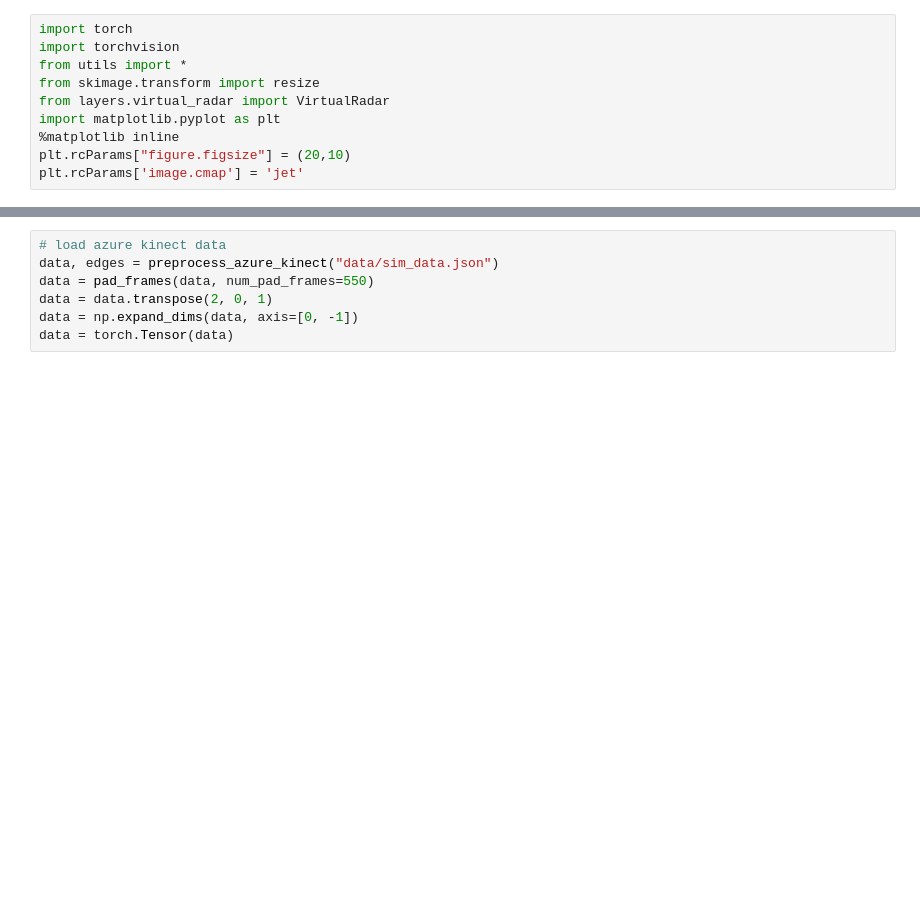
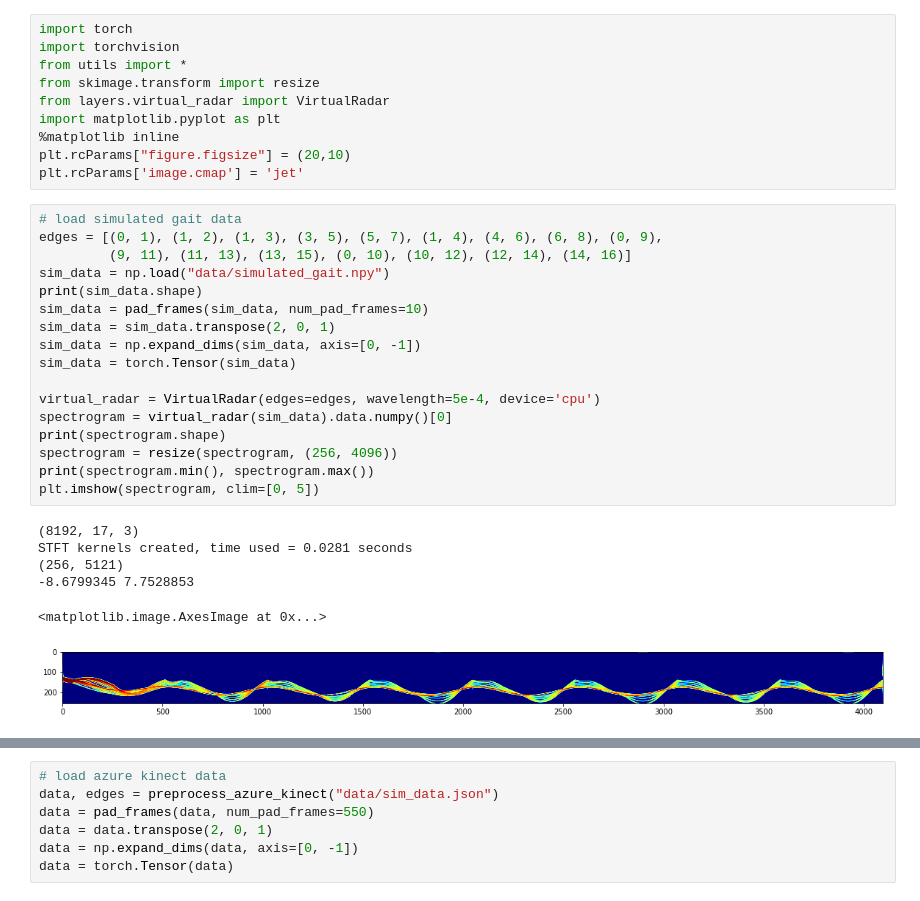
Before and after one commit to itskalvik/skeleton-action-recognition, a Jupyter notebook: virtual_radar_example.ipynb, the cells around one changed output, grey strips where cells are left out. Drawn from its saved outputs; the diff is of its cells as text; blank space fills up the shorter version.

```diff
--- a/virtual_radar_example.ipynb
+++ b/virtual_radar_example.ipynb
@@ -31,3 +30,27 @@ import matplotlib.pyplot as plt
 %matplotlib inline
 plt.rcParams["figure.figsize"] = (20,10)
 plt.rcParams['image.cmap'] = 'jet'
+# %%
+# load simulated gait data
+edges = [(0, 1), (1, 2), (1, 3), (3, 5), (5, 7), (1, 4), (4, 6), (6, 8), (0, 9),
+         (9, 11), (11, 13), (13, 15), (0, 10), (10, 12), (12, 14), (14, 16)]
+sim_data = np.load("data/simulated_gait.npy")
+print(sim_data.shape)
+sim_data = pad_frames(sim_data, num_pad_frames=10)
+sim_data = sim_data.transpose(2, 0, 1)
+sim_data = np.expand_dims(sim_data, axis=[0, -1])
+sim_data = torch.Tensor(sim_data)
+
+virtual_radar = VirtualRadar(edges=edges, wavelength=5e-4, device='cpu')
+spectrogram = virtual_radar(sim_data).data.numpy()[0]
+print(spectrogram.shape)
+spectrogram = resize(spectrogram, (256, 4096))
+print(spectrogram.min(), spectrogram.max())
+plt.imshow(spectrogram, clim=[0, 5])
+# %% [output]
+(8192, 17, 3)
+STFT kernels created, time used = 0.0281 seconds
+(256, 5121)
+-8.6799345 7.7528853
+<matplotlib.image.AxesImage at 0x...>
+[figure, added]
```
Also changed, not shown: parts of 7 cells of this notebook.
